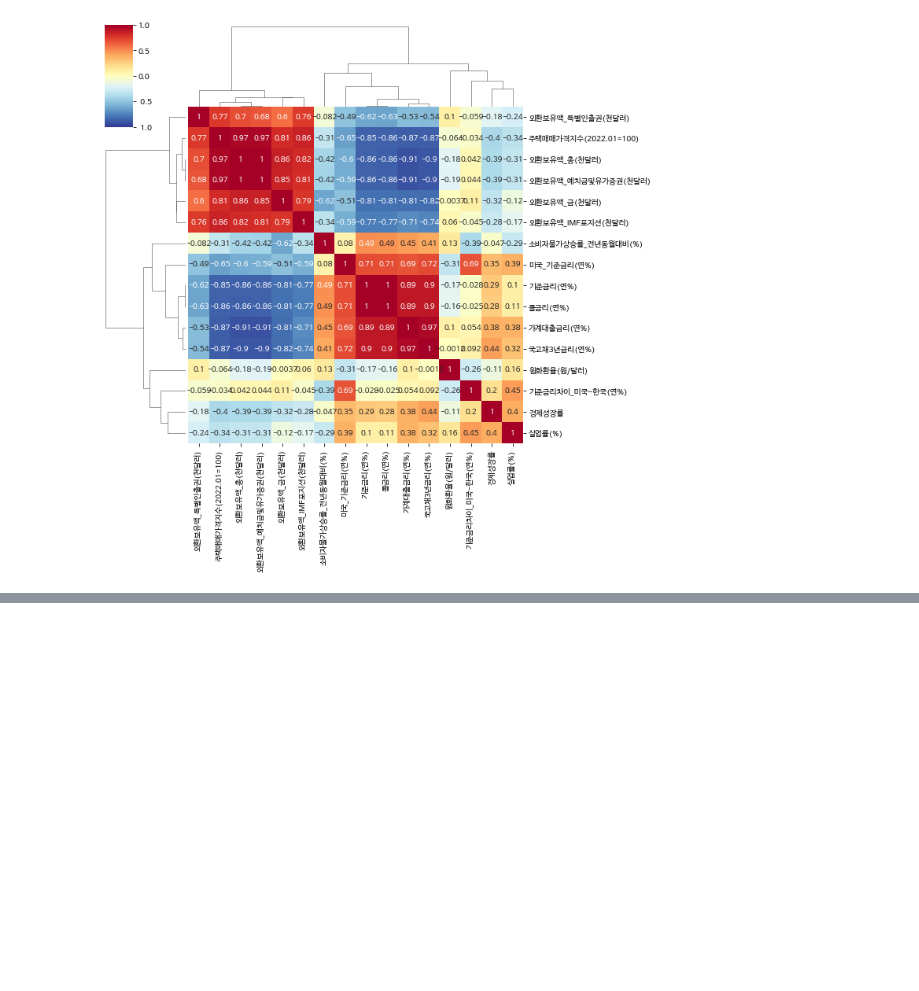
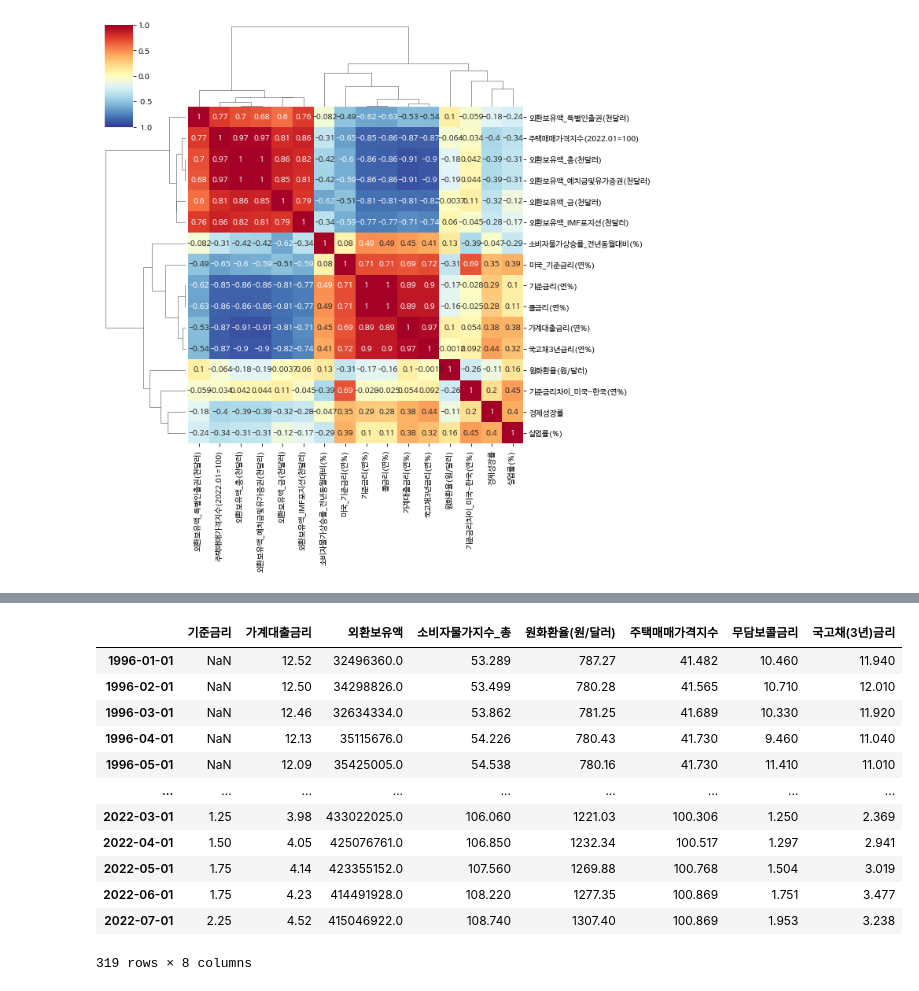
Before and after one commit to nan-park/section2_project, a Jupyter notebook: data_visualization.ipynb, the cells around one changed output, grey strips where cells are left out. Drawn from its saved outputs; the diff is of its cells as text; code cells hidden in the pictures; blank space fills up the shorter version.

```diff
--- a/data_visualization.ipynb
+++ b/data_visualization.ipynb
@@ -260,0 +266,17 @@ plt.show()
+# %%
+kor_overall = pd.read_csv('kor_overall_data_clean.csv', index_col=0)
+kor_overall
+# %% [output]
+|  | 기준금리 | 가계대출금리 | 외환보유액 | 소비자물가지수_총 | 원화환율(원/달러) | 주택매매가격지수 | 무담보콜금리 | 국고채(3년)금리 |
+| 1996-01-01 | NaN | 12.52 | 32496360.0 | 53.289 | 787.27 | 41.482 | 10.460 | 11.940 |
+| 1996-02-01 | NaN | 12.50 | 34298826.0 | 53.499 | 780.28 | 41.565 | 10.710 | 12.010 |
+| 1996-03-01 | NaN | 12.46 | 32634334.0 | 53.862 | 781.25 | 41.689 | 10.330 | 11.920 |
+| 1996-04-01 | NaN | 12.13 | 35115676.0 | 54.226 | 780.43 | 41.730 | 9.460 | 11.040 |
+| 1996-05-01 | NaN | 12.09 | 35425005.0 | 54.538 | 780.16 | 41.730 | 11.410 | 11.010 |
+| ... | ... | ... | ... | ... | ... | ... | ... | ... |
+| 2022-03-01 | 1.25 | 3.98 | 433022025.0 | 106.060 | 1221.03 | 100.306 | 1.250 | 2.369 |
+| 2022-04-01 | 1.50 | 4.05 | 425076761.0 | 106.850 | 1232.34 | 100.517 | 1.297 | 2.941 |
+| 2022-05-01 | 1.75 | 4.14 | 423355152.0 | 107.560 | 1269.88 | 100.768 | 1.504 | 3.019 |
+| 2022-06-01 | 1.75 | 4.23 | 414491928.0 | 108.220 | 1277.35 | 100.869 | 1.751 | 3.477 |
+| 2022-07-01 | 2.25 | 4.52 | 415046922.0 | 108.740 | 1307.40 | 100.869 | 1.953 | 3.238 |
+319 rows × 8 columns
```
Also changed, not shown: parts of 4 cells of this notebook.
